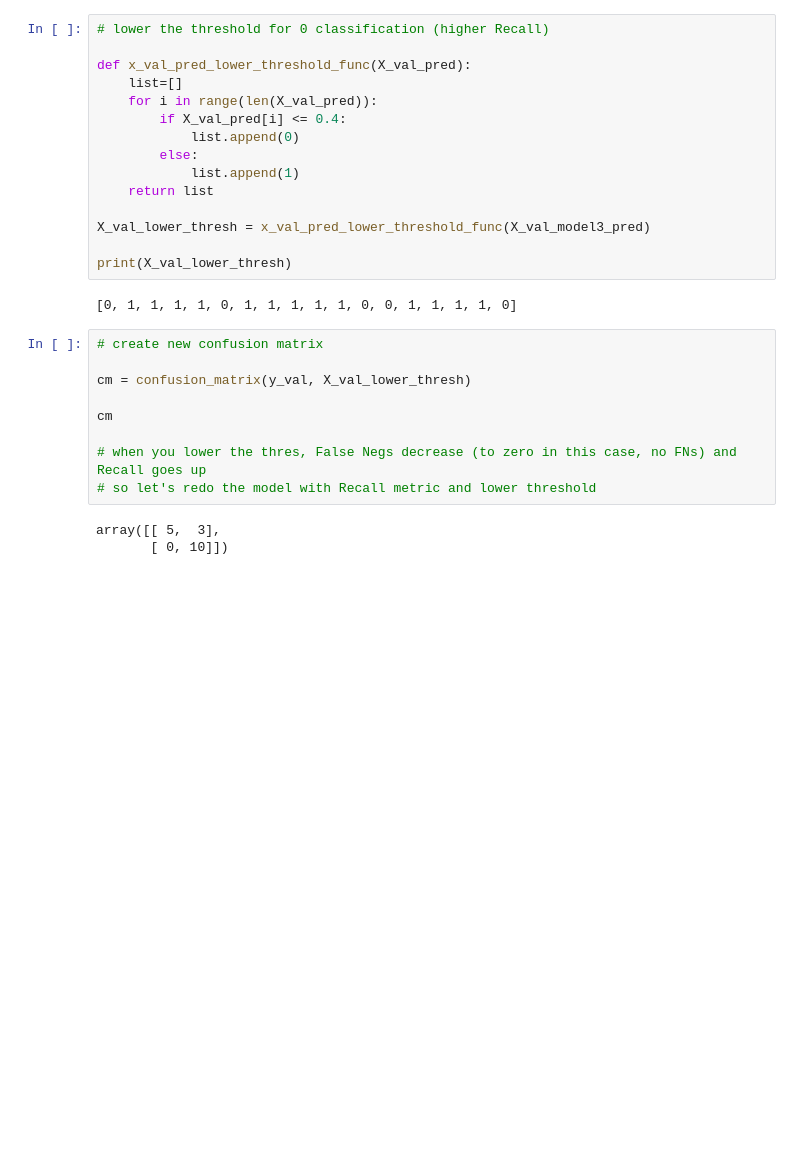
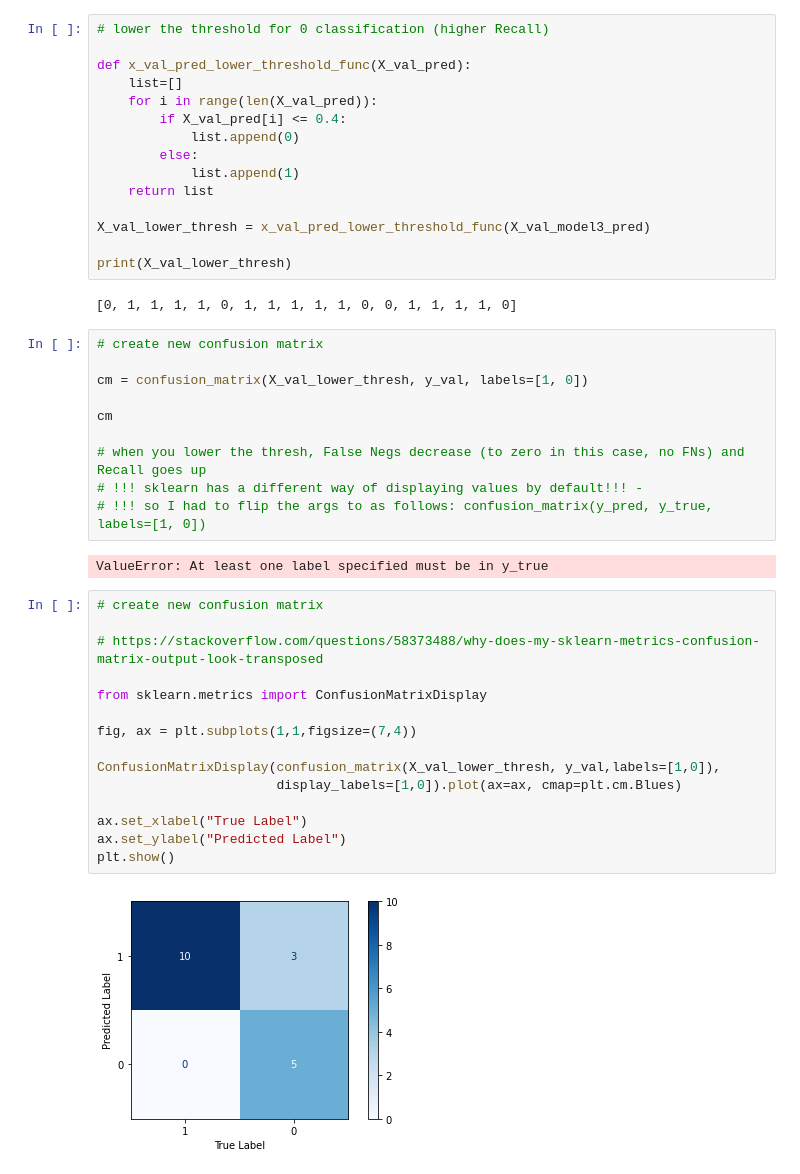
Before and after one commit to johancodes/heart-disease, a Jupyter notebook: heart_disease_ml.ipynb, the cells around one changed output. Cells and saved outputs as stored; diff of their text form; blank space fills up the shorter version.

```diff
--- a/heart_disease_ml.ipynb
+++ b/heart_disease_ml.ipynb
@@ -543,15 +541,32 @@ print(X_val_lower_thresh)
 # %%
 # create new confusion matrix
 
-cm = confusion_matrix(y_val, X_val_lower_thresh)
+cm = confusion_matrix(X_val_lower_thresh, y_val, labels=[1, 0])
 
 cm
 
-# when you lower the thres, False Negs decrease (to zero in this case, no FNs) and Recall goes up
-# so let's redo the model with Recall metric and lower threshold
+# when you lower the thresh, False Negs decrease (to zero in this case, no FNs) and Recall goes up
+# !!! sklearn has a different way of displaying values by default!!! -
+# !!! so I had to flip the args to as follows: confusion_matrix(y_pred, y_true, labels=[1, 0])
 # %% [output]
-array([[ 5,  3],
-       [ 0, 10]])
+ValueError: At least one label specified must be in y_true
+# %%
+# create new confusion matrix
+
+# https://stackoverflow.com/questions/58373488/why-does-my-sklearn-metrics-confusion-matrix-output-look-transposed
+
+from sklearn.metrics import ConfusionMatrixDisplay
+
+fig, ax = plt.subplots(1,1,figsize=(7,4))
+
+ConfusionMatrixDisplay(confusion_matrix(X_val_lower_thresh, y_val,labels=[1,0]),
+                       display_labels=[1,0]).plot(ax=ax, cmap=plt.cm.Blues)
+
+ax.set_xlabel("True Label")
+ax.set_ylabel("Predicted Label")
+plt.show()
+# %% [output]
+[figure, added]
 # %%
 '''METRICS1 = [
   keras.metrics.TruePositives(name='tp'),
```
Also changed, not shown: parts of 14 cells of this notebook.
